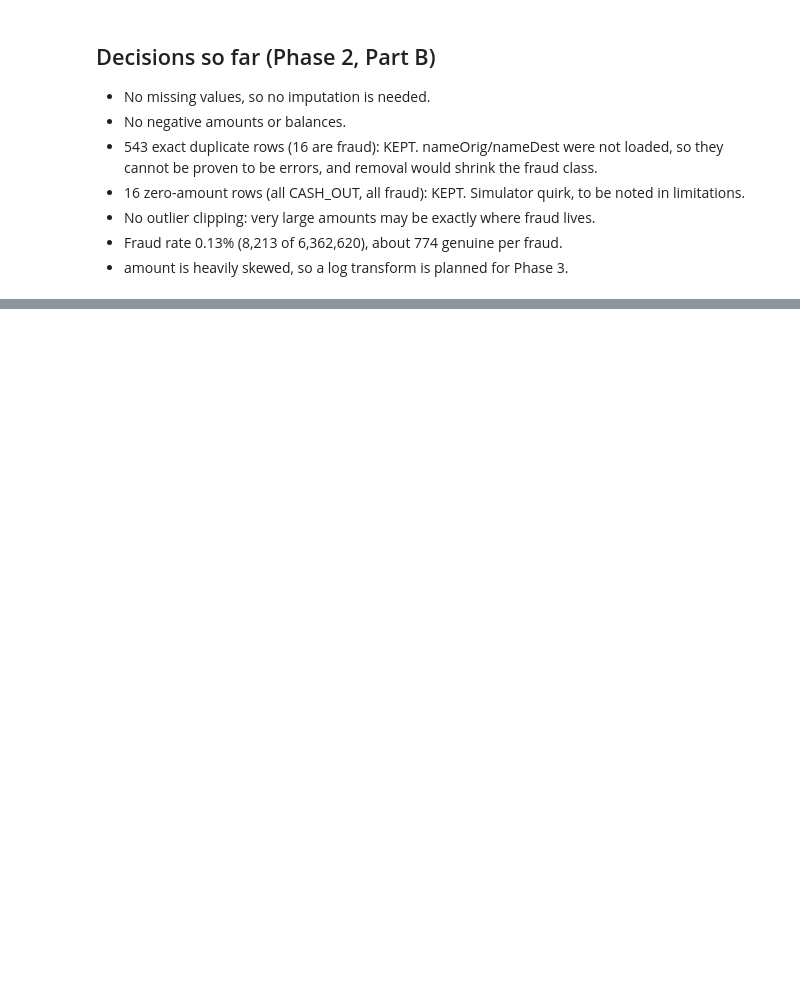
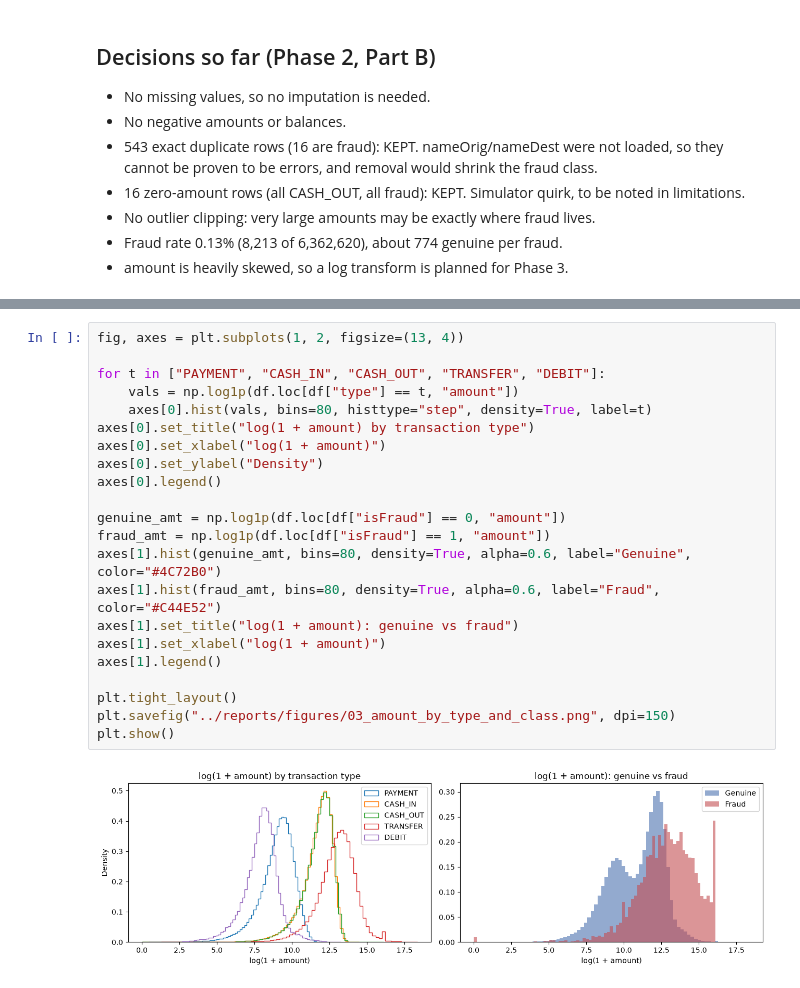
Before and after one commit to Paawan-S/FraudShield, a Jupyter notebook: notebooks/01_eda_paysim.ipynb, the cells around one changed output, grey strips where cells are left out. Drawn from its saved outputs; the diff is of its cells as text; blank space fills up the shorter version.

```diff
--- a/notebooks/01_eda_paysim.ipynb
+++ b/notebooks/01_eda_paysim.ipynb
@@ -290,0 +331,24 @@ Name: count, dtype: int64
+# %%
+fig, axes = plt.subplots(1, 2, figsize=(13, 4))
+
+for t in ["PAYMENT", "CASH_IN", "CASH_OUT", "TRANSFER", "DEBIT"]:
+    vals = np.log1p(df.loc[df["type"] == t, "amount"])
+    axes[0].hist(vals, bins=80, histtype="step", density=True, label=t)
+axes[0].set_title("log(1 + amount) by transaction type")
+axes[0].set_xlabel("log(1 + amount)")
+axes[0].set_ylabel("Density")
+axes[0].legend()
+
+genuine_amt = np.log1p(df.loc[df["isFraud"] == 0, "amount"])
+fraud_amt = np.log1p(df.loc[df["isFraud"] == 1, "amount"])
+axes[1].hist(genuine_amt, bins=80, density=True, alpha=0.6, label="Genuine", color="#4C72B0")
+axes[1].hist(fraud_amt, bins=80, density=True, alpha=0.6, label="Fraud", color="#C44E52")
+axes[1].set_title("log(1 + amount): genuine vs fraud")
+axes[1].set_xlabel("log(1 + amount)")
+axes[1].legend()
+
+plt.tight_layout()
+plt.savefig("../reports/figures/03_amount_by_type_and_class.png", dpi=150)
+plt.show()
+# %% [output]
+[figure, added]
```
Also changed, not shown: parts of 12 cells of this notebook.
